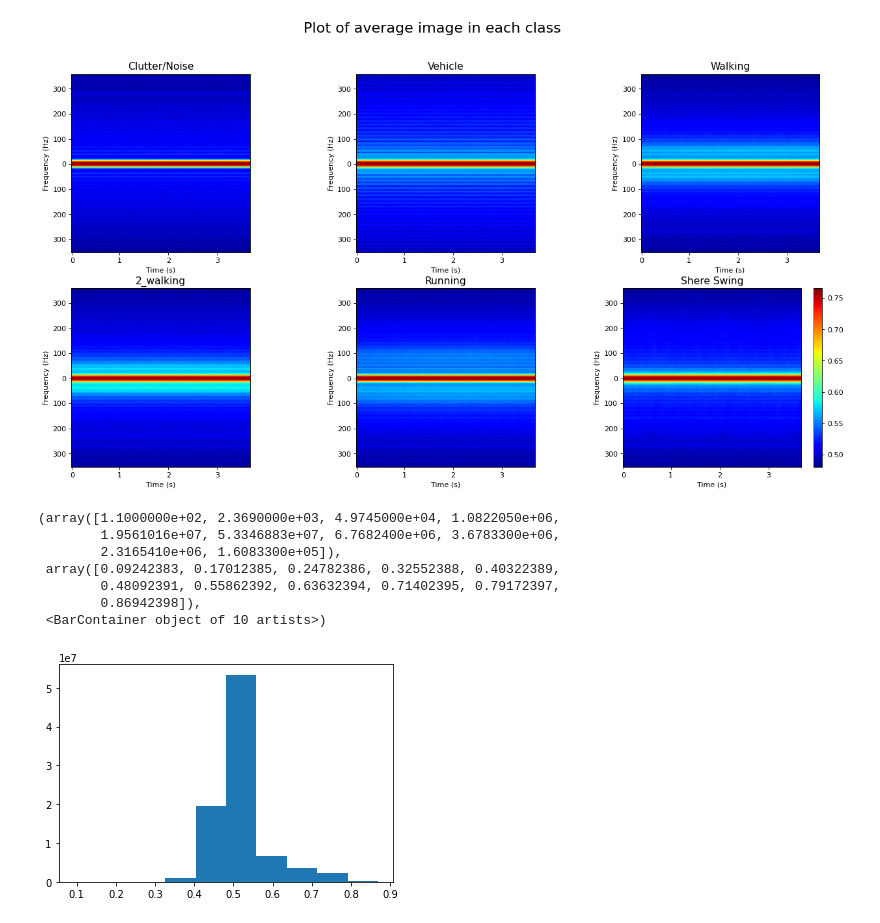
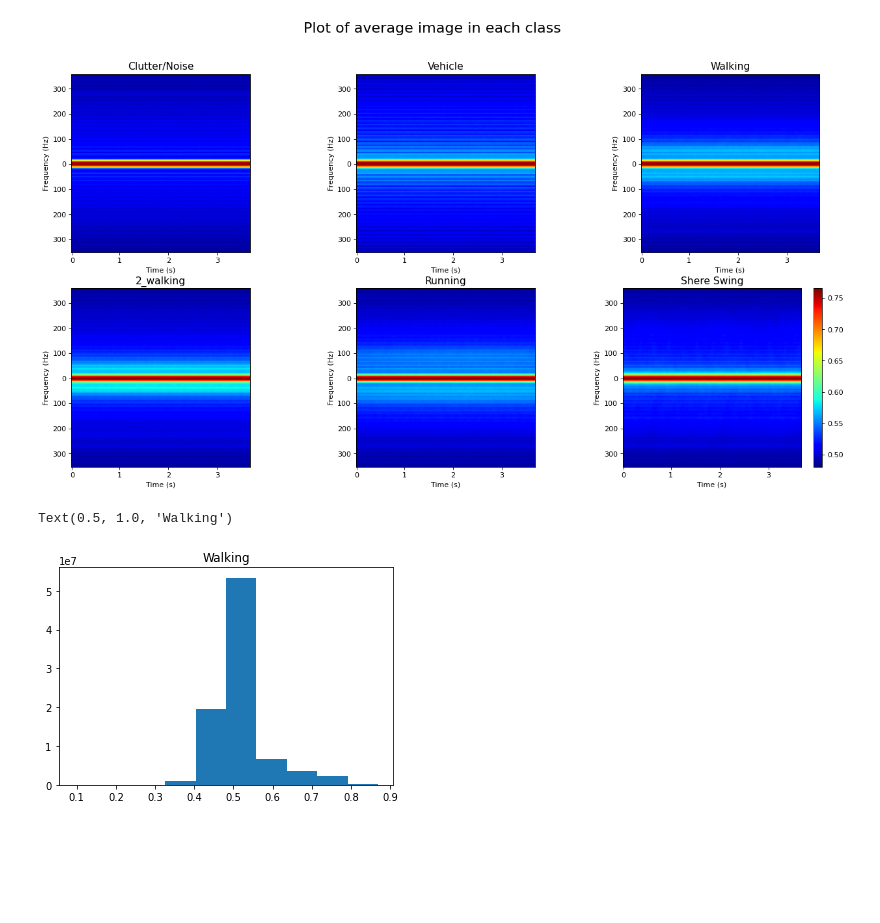
Before and after one commit to nemashy/Masters-Nyasha, a Jupyter notebook: Exploratory Data Analysis.ipynb, the cells around one changed output. Cells and saved outputs as stored; diff of their text form; code cells hidden in the pictures; blank space fills up the shorter version.

```diff
--- a/Exploratory Data Analysis.ipynb
+++ b/Exploratory Data Analysis.ipynb
@@ -245,14 +206,9 @@ Figure(1600x800)
 [figure]
 # %%
 plt.hist(walking_data)
+plt.title("Walking")
 # %% [output]
-(array([1.1000000e+02, 2.3690000e+03, 4.9745000e+04, 1.0822050e+06,
-        1.9561016e+07, 5.3346883e+07, 6.7682400e+06, 3.6783300e+06,
-        2.3165410e+06, 1.6083300e+05]),
- array([0.09242383, 0.17012385, 0.24782386, 0.32552388, 0.40322389,
-        0.48092391, 0.55862392, 0.63632394, 0.71402395, 0.79172397,
-        0.86942398]),
- <BarContainer object of 10 artists>)
+Text(0.5, 1.0, 'Walking')
-[figure, old version]
+[figure, new version]
 # %%
 plt.hist(running_data)
```
Also changed, not shown: parts of 19 cells of this notebook, 1 other file.
